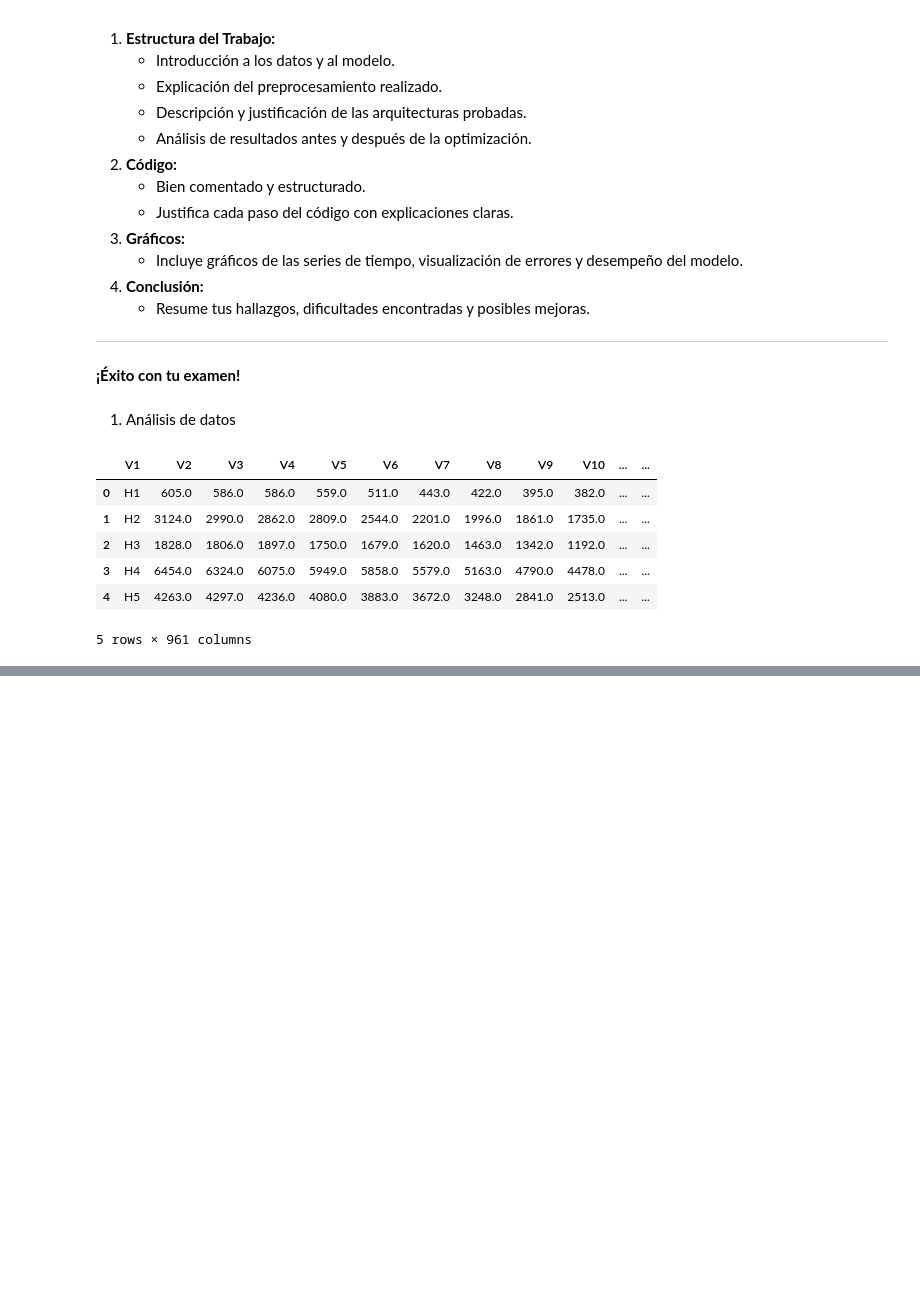
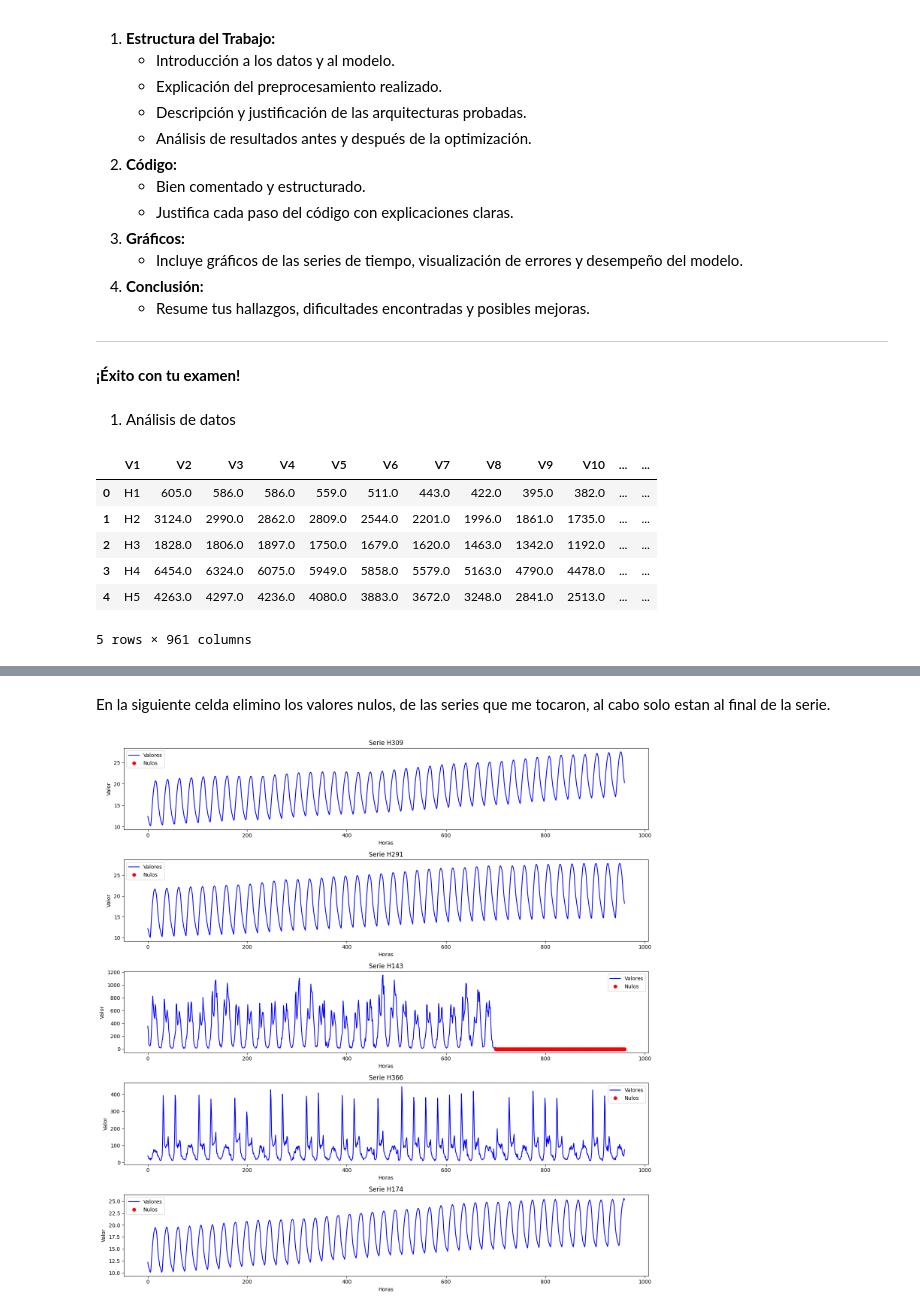
Before and after one commit to Maria-Paula-PR/SeriesTemporales_RedesNeuronales, a Jupyter notebook: Examen2_Tema2.ipynb, the cells around one changed output, grey strips where cells are left out. Saved outputs shown, nothing was run; the diff lists cells and outputs as text; code cells hidden in the pictures; blank space fills up the shorter version.

```diff
--- a/Examen2_Tema2.ipynb
+++ b/Examen2_Tema2.ipynb
@@ -179,6 +181,9 @@ df1.head()
 | 3 | H4 | 6454.0 | 6324.0 | 6075.0 | 5949.0 | 5858.0 | 5579.0 | 5163.0 | 4790.0 | 4478.0 | ... | ... |
 | 4 | H5 | 4263.0 | 4297.0 | 4236.0 | 4080.0 | 3883.0 | 3672.0 | 3248.0 | 2841.0 | 2513.0 | ... | ... |
 5 rows × 961 columns
+# %%
+mine = ['H309', 'H291', 'H143', 'H366', 'H174']
 # %%
-df1['V309']
+series = df1[df1 ['V1'].isin(mine)]
+series
 # %% [output]
@@ -196,0 +214,33 @@ Name: V309, Length: 414, dtype: float64
+# %% [markdown]
+En la siguiente celda elimino los valores nulos, de las series que me tocaron, al cabo solo estan al final de la serie.
+# %%
+#visualizar mis series con nulos
+plt.figure(figsize=(15, 15))
+for i, series_id in enumerate(mine, 1):
+    series_values = series[series['V1'] == series_id].iloc[:, 1:].values.flatten()
+
+    # Crear array de índices
+    indices = range(len(series_values))
+
+    # Separar valores nulos y no nulos
+    mask_nulos = pd.isnull(series_values)
+    valores_nulos = series_values[mask_nulos]
+    valores_no_nulos = series_values[~mask_nulos]
+    indices_nulos = [i for i, m in enumerate(mask_nulos) if m]
+    indices_no_nulos = [i for i, m in enumerate(mask_nulos) if not m]
+
+    plt.subplot(len(mine), 1, i)
+    # Graficar valores no nulos en azul
+    plt.plot(indices_no_nulos, valores_no_nulos, 'b-', label='Valores')
+    # Graficar valores nulos en rojo
+    plt.plot(indices_nulos, [0]*len(indices_nulos), 'ro', label='Nulos')
+
+    plt.title(f'Serie {series_id}')
+    plt.xlabel('Horas')
+    plt.ylabel('Valor')
+    plt.legend()
+
+plt.tight_layout()
+plt.show()
+# %% [output]
+[figure, added]
```
Also changed, not shown: parts of 10 cells of this notebook.
